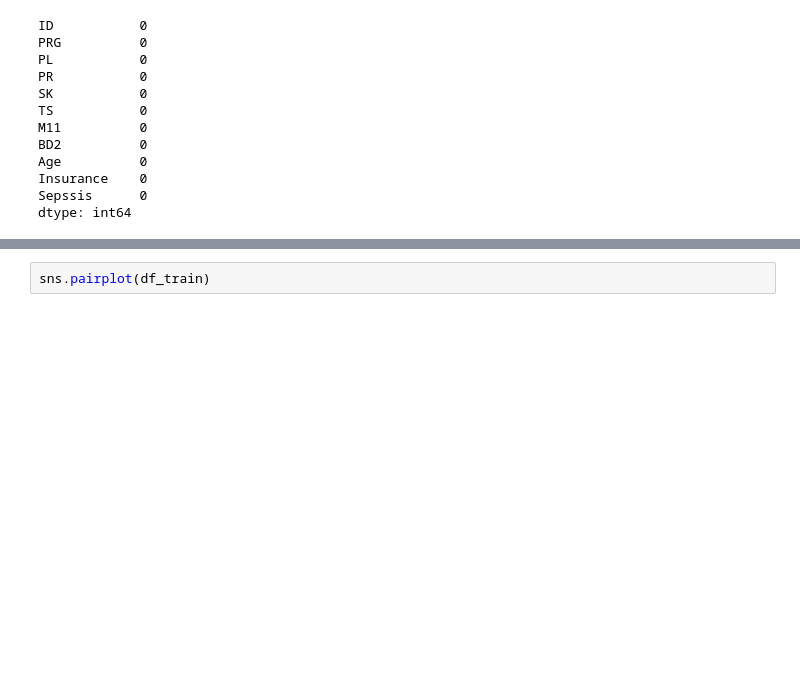
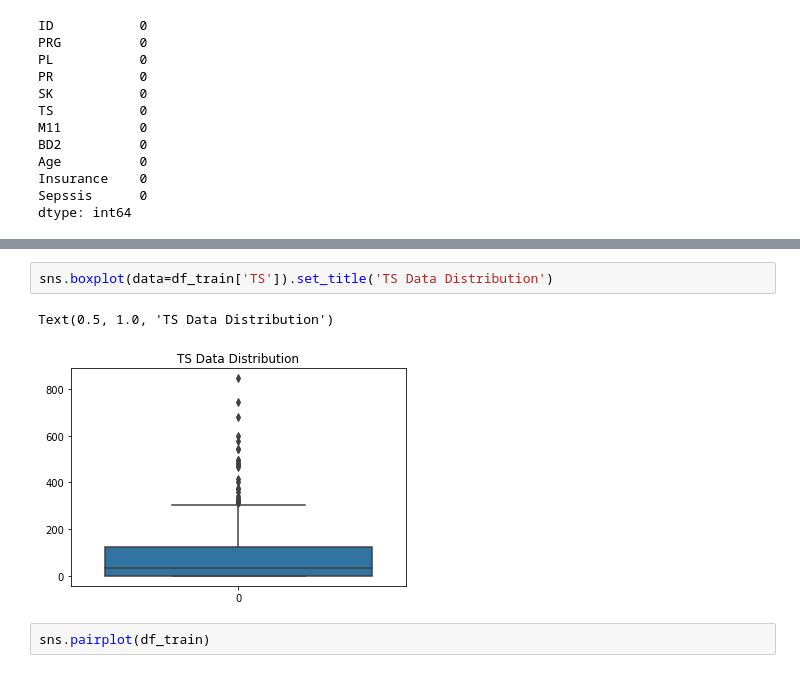
Before and after one commit to doctorf72/Naya_ML_RegressionProject, a Jupyter notebook: Regression_Project.ipynb, the cells around one changed output, grey strips where cells are left out. Saved outputs shown, nothing was run; the diff lists cells and outputs as text; blank space fills up the shorter version.

```diff
--- a/Regression_Project.ipynb
+++ b/Regression_Project.ipynb
@@ -81,3 +81,8 @@ sns.boxplot(data=df_train.drop('TS', axis = 1))
+# %%
+sns.boxplot(data=df_train['TS']).set_title('TS Data Distribution')
+# %% [output]
+Text(0.5, 1.0, 'TS Data Distribution')
+[figure, added]
 # %%
 sns.pairplot(df_train)
 # %% [output]
```
Also changed, not shown: parts of 1 cell of this notebook.
